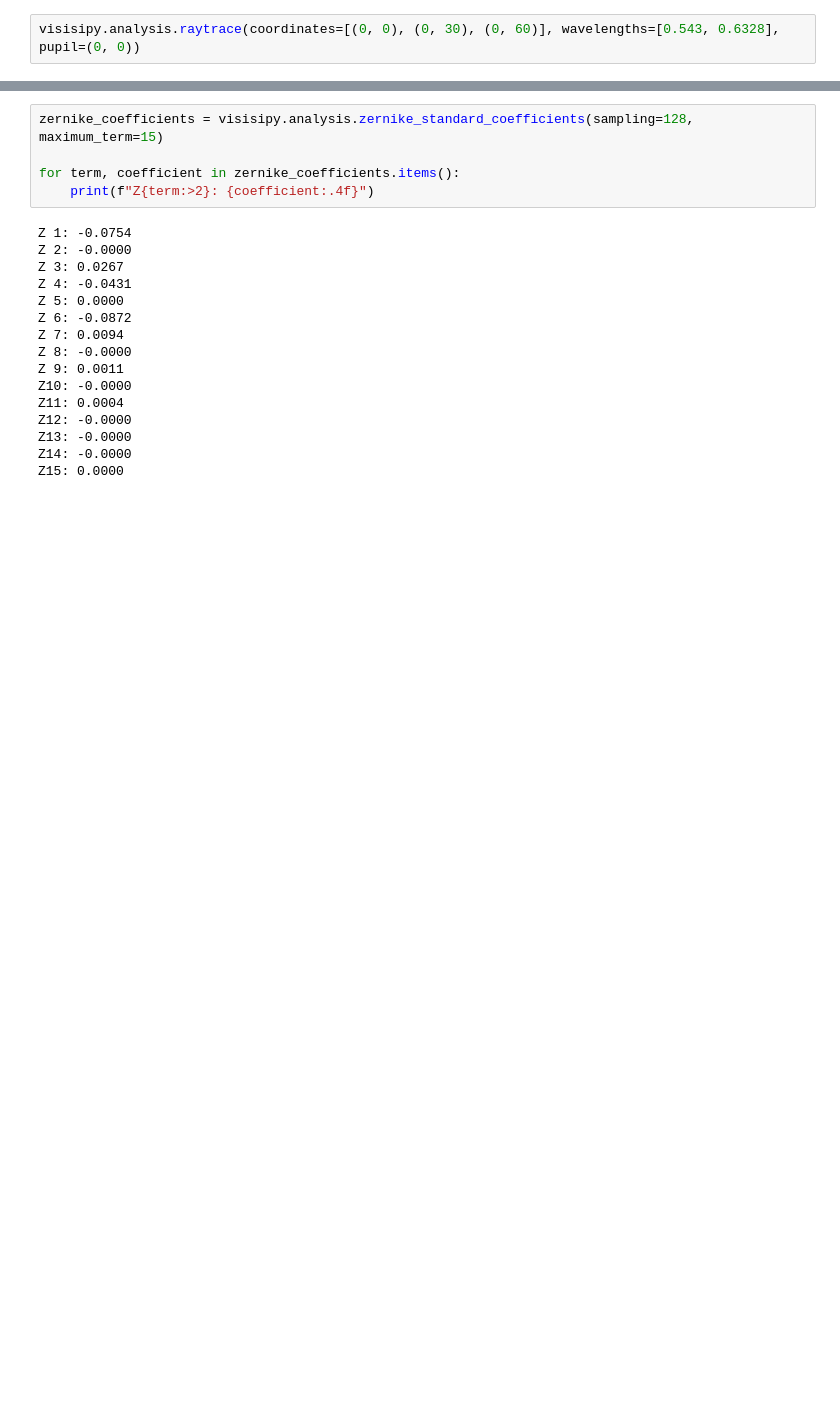
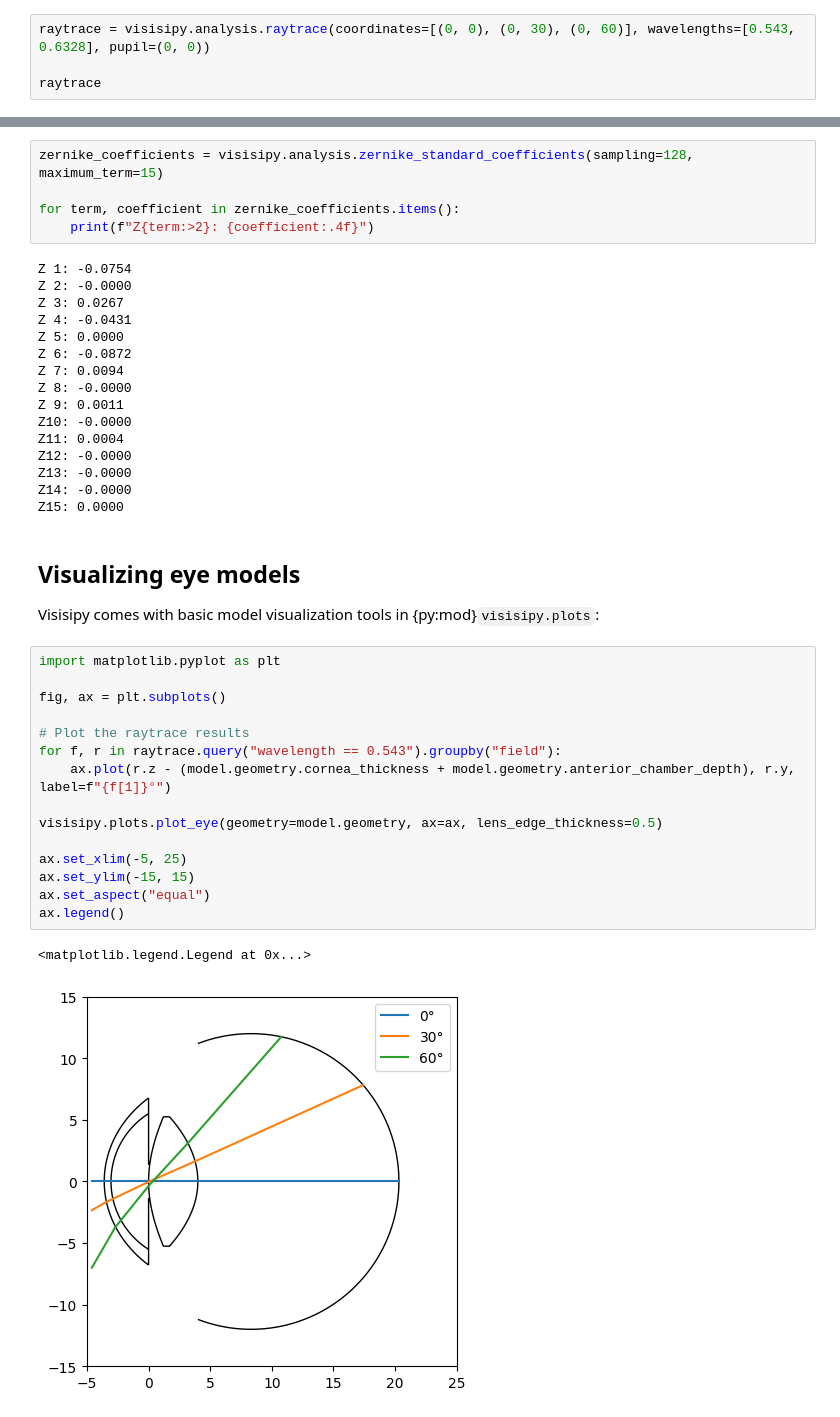
Before and after one commit to MREYE-LUMC/visisipy, a Jupyter notebook: docs/user_guide/analyses.ipynb, the cells around one changed output, grey strips where cells are left out. Cells and saved outputs as stored; diff of their text form; blank space fills up the shorter version.

Commit message:
Basic instructions for visualization

```diff
--- a/docs/user_guide/analyses.ipynb
+++ b/docs/user_guide/analyses.ipynb
@@ -61,7 +63,9 @@ OptilandCardinalPointsResult(focal_lengths=CardinalPoints(object=np.float64(-16.
 
 Performs one or more single ray traces through the eye model.
 # %%
-visisipy.analysis.raytrace(coordinates=[(0, 0), (0, 30), (0, 60)], wavelengths=[0.543, 0.6328], pupil=(0, 0))
+raytrace = visisipy.analysis.raytrace(coordinates=[(0, 0), (0, 30), (0, 60)], wavelengths=[0.543, 0.6328], pupil=(0, 0))
+
+raytrace
 # %% [output]
 |  | index | field | wavelength | surface | comment | x | y | z |
 | 0 | 0 | (0, 0) | 0.5430 | 0 | None | 0.0 | 0.000000 | -1.000000e+00 |
@@ -125,3 +129,25 @@ Z12: -0.0000
 Z13: -0.0000
 Z14: -0.0000
 Z15: 0.0000
+# %% [markdown]
+## Visualizing eye models
+
+Visisipy comes with basic model visualization tools in {py:mod}`visisipy.plots`:
+# %%
+import matplotlib.pyplot as plt
+
+fig, ax = plt.subplots()
+
+# Plot the raytrace results
+for f, r in raytrace.query("wavelength == 0.543").groupby("field"):
+    ax.plot(r.z - (model.geometry.cornea_thickness + model.geometry.anterior_chamber_depth), r.y, label=f"{f[1]}°")
+
+visisipy.plots.plot_eye(geometry=model.geometry, ax=ax, lens_edge_thickness=0.5)
+
+ax.set_xlim(-5, 25)
+ax.set_ylim(-15, 15)
+ax.set_aspect("equal")
+ax.legend()
+# %% [output]
+<matplotlib.legend.Legend at 0x...>
+[figure, added]
```
Also changed, not shown: parts of 2 cells of this notebook, 2 other files.
